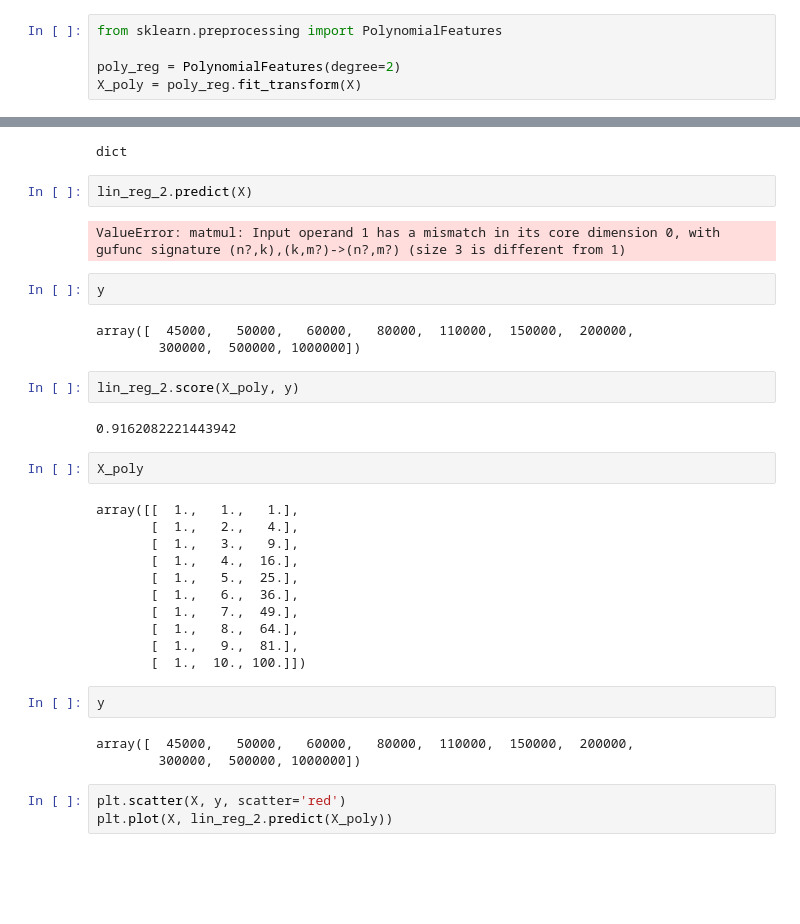
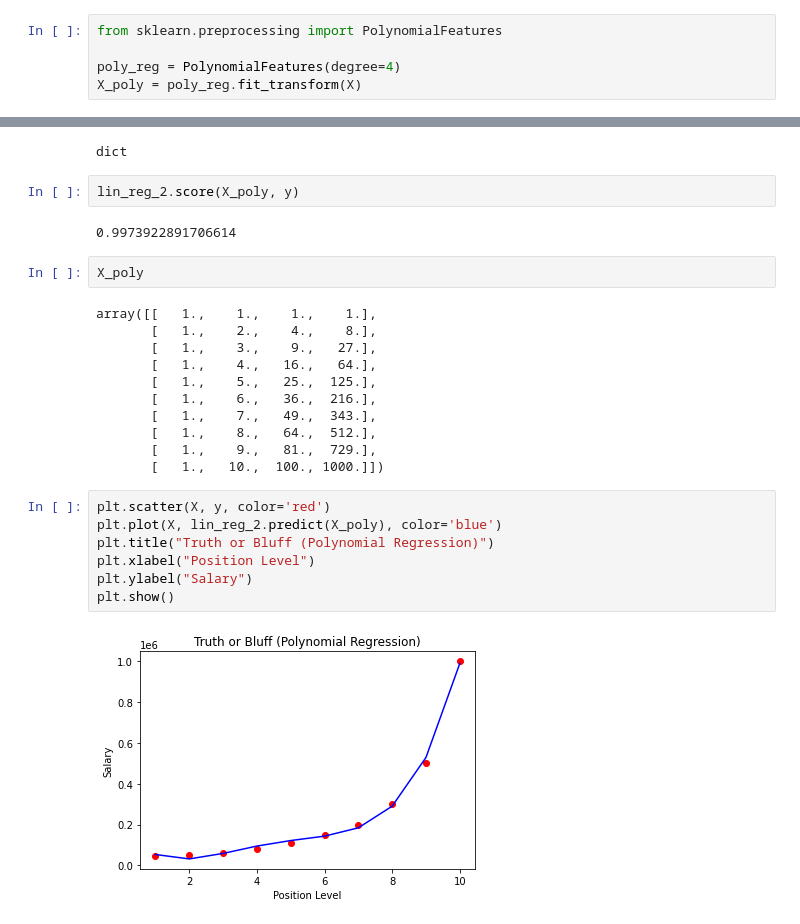
Before and after one commit to xJeffreysun/machine-learning-class, a Jupyter notebook: Part 2 - Regression/Section 6 - Polynomial Regression/Python/my_polynomial_regression.ipynb, the cells around one changed output, grey strips where cells are left out. Drawn from its saved outputs; the diff is of its cells as text; blank space fills up the shorter version.

Commit message:
edit polynomial regression model

```diff
--- a/Part 2 - Regression/Section 6 - Polynomial Regression/Python/my_polynomial_regression.ipynb
+++ b/Part 2 - Regression/Section 6 - Polynomial Regression/Python/my_polynomial_regression.ipynb
@@ -96,5 +96,5 @@ plt.show()
 # %%
 from sklearn.preprocessing import PolynomialFeatures
 
-poly_reg = PolynomialFeatures(degree=2)
+poly_reg = PolynomialFeatures(degree=4)
 X_poly = poly_reg.fit_transform(X)
@@ -121,37 +121,29 @@ LinearRegression()
 type(lin_reg_2.get_params())
 # %% [output]
 dict
-# %%
-lin_reg_2.predict(X)
-# %% [output]
-ValueError: matmul: Input operand 1 has a mismatch in its core dimension 0, with gufunc signature (n?,k),(k,m?)->(n?,m?) (size 3 is different from 1)
-# %%
-y
-# %% [output]
-array([  45000,   50000,   60000,   80000,  110000,  150000,  200000,
-        300000,  500000, 1000000])
 # %%
 lin_reg_2.score(X_poly, y)
 # %% [output]
-0.9162082221443942
+0.9973922891706614
 # %%
 X_poly
 # %% [output]
-array([[  1.,   1.,   1.],
-       [  1.,   2.,   4.],
-       [  1.,   3.,   9.],
-       [  1.,   4.,  16.],
-       [  1.,   5.,  25.],
-       [  1.,   6.,  36.],
-       [  1.,   7.,  49.],
-       [  1.,   8.,  64.],
-       [  1.,   9.,  81.],
-       [  1.,  10., 100.]])
+array([[   1.,    1.,    1.,    1.],
+       [   1.,    2.,    4.,    8.],
+       [   1.,    3.,    9.,   27.],
+       [   1.,    4.,   16.,   64.],
+       [   1.,    5.,   25.,  125.],
+       [   1.,    6.,   36.,  216.],
+       [   1.,    7.,   49.,  343.],
+       [   1.,    8.,   64.,  512.],
+       [   1.,    9.,   81.,  729.],
+       [   1.,   10.,  100., 1000.]])
-# %%
-y
-# %% [output]
-array([  45000,   50000,   60000,   80000,  110000,  150000,  200000,
-        300000,  500000, 1000000])
 # %%
-plt.scatter(X, y, scatter='red')
-plt.plot(X, lin_reg_2.predict(X_poly))
+plt.scatter(X, y, color='red')
+plt.plot(X, lin_reg_2.predict(X_poly), color='blue')
+plt.title("Truth or Bluff (Polynomial Regression)")
+plt.xlabel("Position Level")
+plt.ylabel("Salary")
+plt.show()
+# %% [output]
+[figure, added]
```
Also changed, not shown: parts of 4 cells of this notebook.
